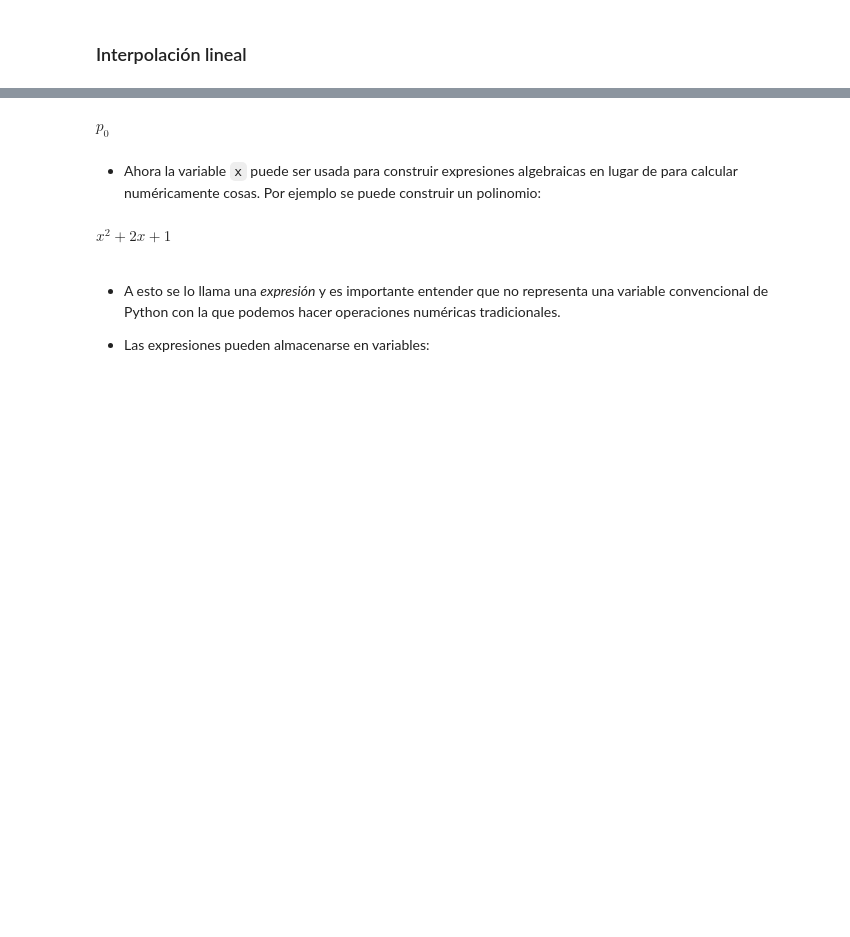
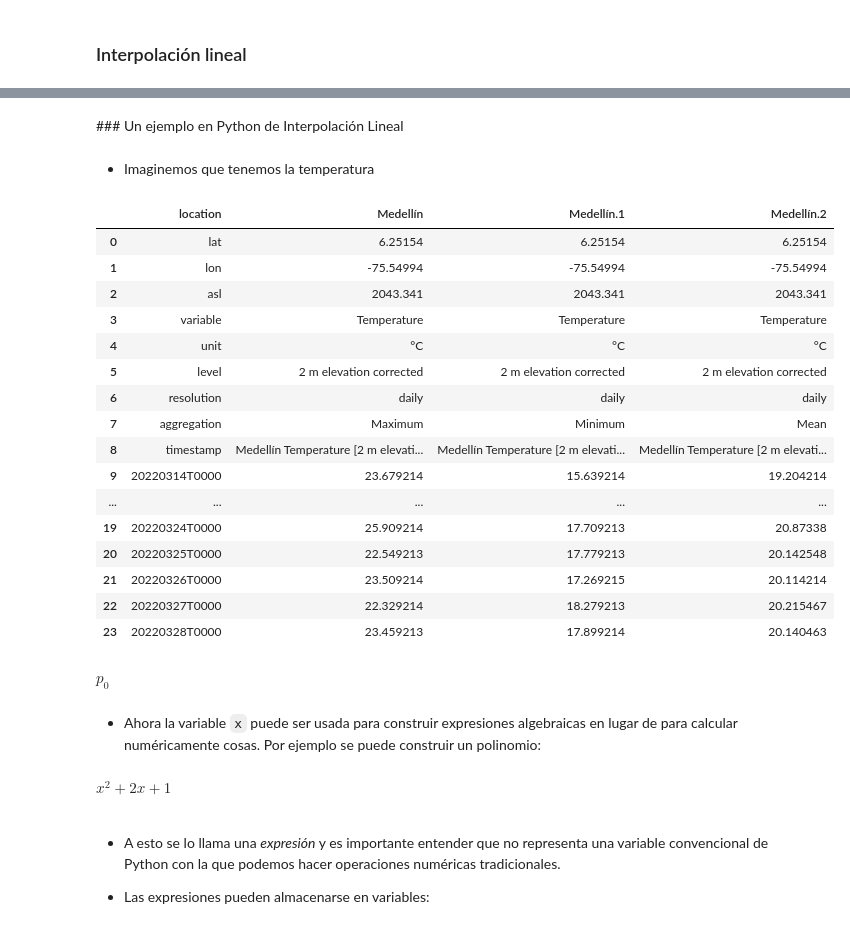
Before and after one commit to JorgeZuluaga/NotasMetodosNumericos, a Jupyter notebook: MN-CuadernoNotas-Interpolacion.ipynb, the cells around one changed output, grey strips where cells are left out. Saved outputs shown, nothing was run; the diff lists cells and outputs as text; code cells hidden in the pictures; blank space fills up the shorter version.

```diff
--- a/MN-CuadernoNotas-Interpolacion.ipynb
+++ b/MN-CuadernoNotas-Interpolacion.ipynb
@@ -115,0 +163,4 @@ make: Leaving directory '/content/NotasMetodosNumericos'
+# %% [markdown]
+### Un ejemplo en Python de Interpolación Lineal
+# %% [markdown]
+- Imaginemos que tenemos la temperatura
@@ -116,3 +169,23 @@ make: Leaving directory '/content/NotasMetodosNumericos'
+# %%
+pd.read_csv("dataexport_20220328T135211.csv",comment="#")
+# %% [output]
+|  | location | Medellín | Medellín.1 | Medellín.2 |
+| 0 | lat | 6.25154 | 6.25154 | 6.25154 |
+| 1 | lon | -75.54994 | -75.54994 | -75.54994 |
+| 2 | asl | 2043.341 | 2043.341 | 2043.341 |
+| 3 | variable | Temperature | Temperature | Temperature |
+| 4 | unit | °C | °C | °C |
+| 5 | level | 2 m elevation corrected | 2 m elevation corrected | 2 m elevation corrected |
+| 6 | resolution | daily | daily | daily |
+| 7 | aggregation | Maximum | Minimum | Mean |
+| 8 | timestamp | Medellín Temperature [2 m elevati... | Medellín Temperature [2 m elevati... | Medellín Temperature [2 m elevati... |
+| 9 | 20220314T0000 | 23.679214 | 15.639214 | 19.204214 |
+| ... | ... | ... | ... | ... |
+| 19 | 20220324T0000 | 25.909214 | 17.709213 | 20.87338 |
+| 20 | 20220325T0000 | 22.549213 | 17.779213 | 20.142548 |
+| 21 | 20220326T0000 | 23.509214 | 17.269215 | 20.114214 |
+| 22 | 20220327T0000 | 22.329214 | 18.279213 | 20.215467 |
+| 23 | 20220328T0000 | 23.459213 | 17.899214 | 20.140463 |
 # %%
 import sympy as sp
 
```
Also changed, not shown: parts of 2 cells of this notebook, 3 other files.
